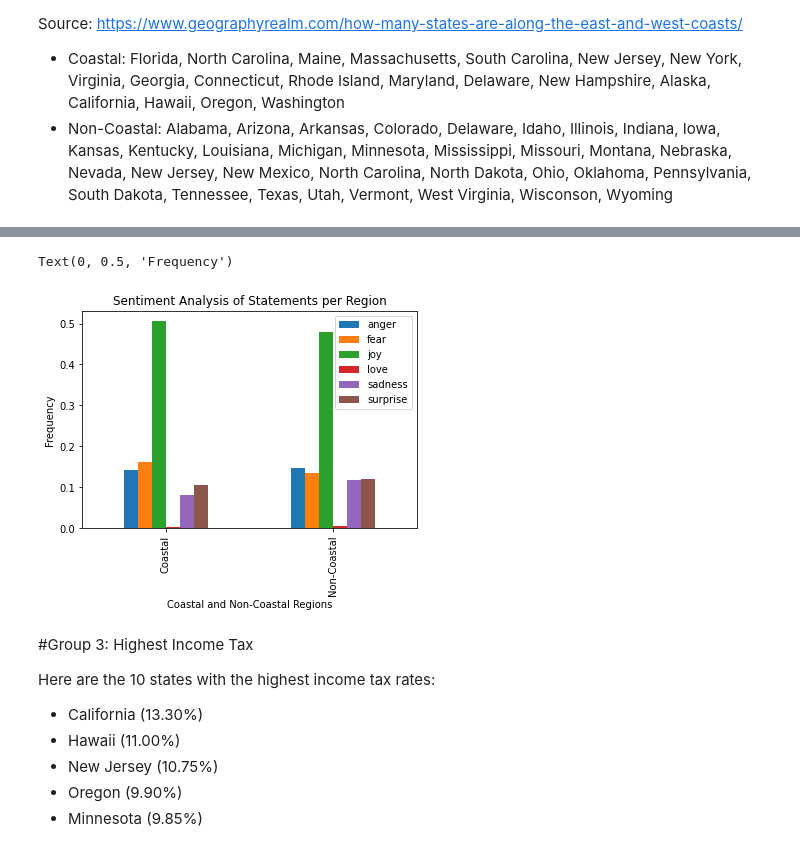
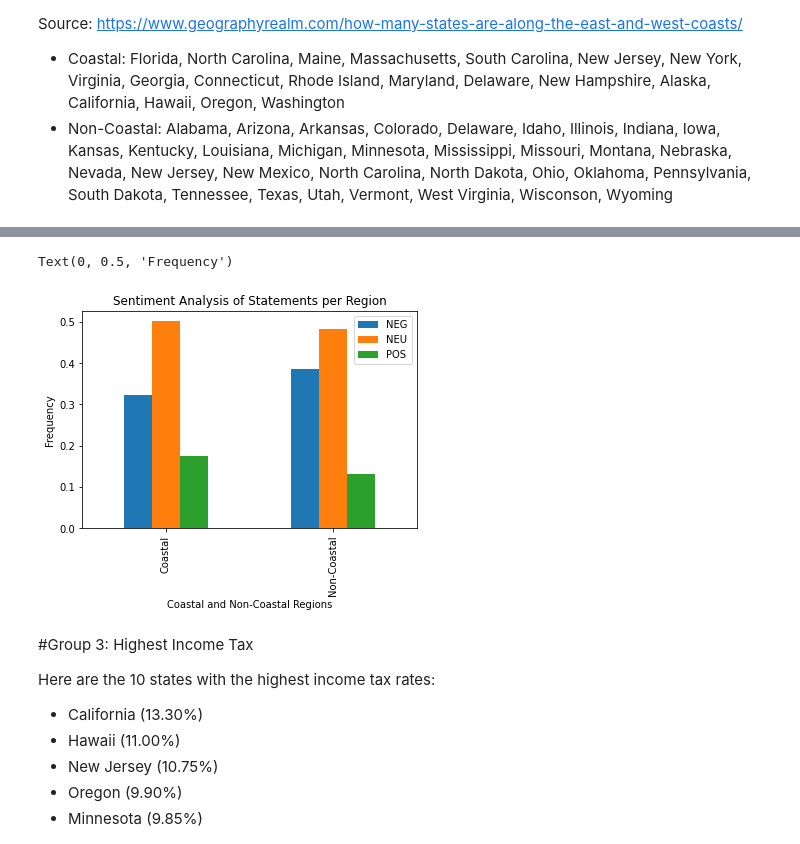
Before and after one commit to skochar1/the-pile-state-analysis, a Jupyter notebook: roBERTaSentData3-modeled.ipynb, the cells around one changed output, grey strips where cells are left out. Cells and saved outputs as stored; diff of their text form; code cells hidden in the pictures.

```diff
--- a/roBERTaSentData3-modeled.ipynb
+++ b/roBERTaSentData3-modeled.ipynb
@@ -200,25 +191,21 @@ df2
 # %%
 import matplotlib.pyplot as plt
 import numpy as np
 
 plotdata = pd.DataFrame({
-    'anger':[35/247, 59/403],
-    'fear':[40/247, 54/403],
-    'joy':[125/247, 193/403],
-    'love':[1/247, 2/403],
-    'sadness':[20/247, 47/403],
-    'surprise':[26/247, 48/403]
+    'NEG':[172/532, 335/868],
+    'NEU':[267/532, 420/868],
+    'POS':[93/532, 113/868],
     },
     index=["Coastal", "Non-Coastal"]
 )
-
 plotdata.plot(kind="bar")
 plt.title("Sentiment Analysis of Statements per Region")
 plt.xlabel("Coastal and Non-Coastal Regions")
 plt.ylabel("Frequency")
 # %% [output]
 Text(0, 0.5, 'Frequency')
-[figure, old version]
+[figure, new version]
 # %% [markdown]
 #Group 3: Highest Income Tax
 
```
Also changed, not shown: parts of 19 cells of this notebook.
